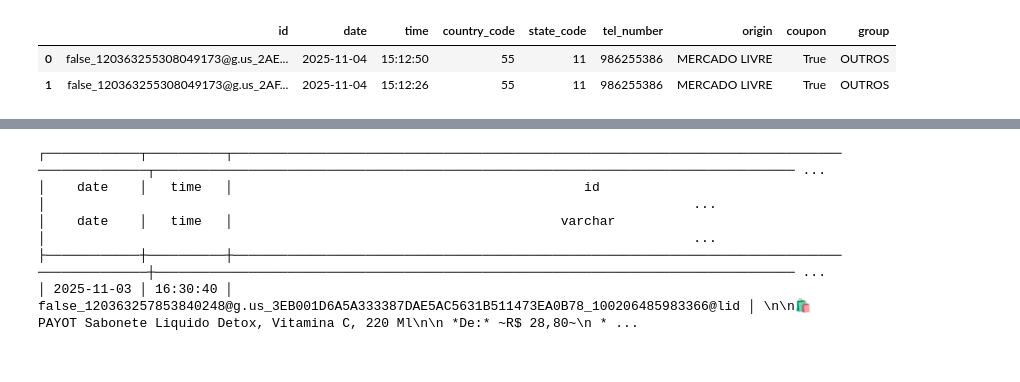
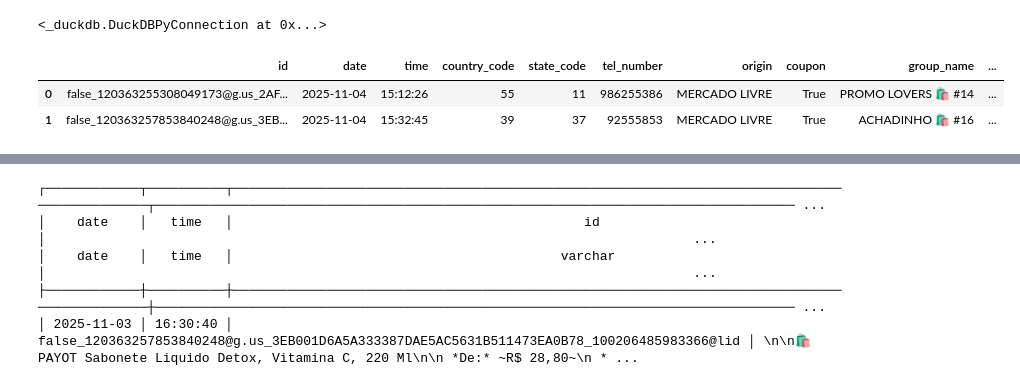
Before and after one commit to JoaoGollucci/whatsapp_data, a Jupyter notebook: analise.ipynb, the cells around one changed output, grey strips where cells are left out. Cells and saved outputs as stored; diff of their text form; code cells hidden in the pictures.

```diff
--- a/analise.ipynb
+++ b/analise.ipynb
@@ -32,6 +32,9 @@ data_atual, ts_min, ts_max = get_d_minus_1_timestamps_unix()
 con = ddbb.connect()
 con.install_extension('json')
 con.load_extension('json')
+con.create_function('consultar_chatgpt', consultar_chatgpt)
+# %% [output]
+<_duckdb.DuckDBPyConnection at 0x...>
 # %%
 #CAMADA BRONZE
 path = r'landing\*.json'
@@ -67,30 +71,46 @@ df.to_parquet(f'silver/silver_messages_{data_atual}.parquet', index=False, compr
 # %%
 #CAMADA GOLD
 path = r'silver\*.parquet'
+groups = r'groups.json'
 df = con.execute('''
+    WITH parte1 as (
     SELECT DISTINCT
-        id, date, time, country_code, state_code, tel_number,
+        silver.id, silver.date, silver.time, silver.country_code, silver.state_code, silver.tel_number, silver.body, silver.text, silver.title, silver.description, silver.caption,
         case
-         when lower(body) like '%mercadolivre%' or lower(text) like '%mercadolivre%' or lower(title) like '%mercadolivre%' or lower(description) like '%mercadolivre%' or lower(caption) like '%mercadolivre%' then 'MERCADO LIVRE'
-         when lower(body) like '%magalu%' or lower(text) like '%magalu%' or lower(title) like '%magalu%' or lower(description) like '%magalu%' or lower(caption) like '%magalu%' then 'MAGAZINE LUIZA'
-         when lower(body) like '%shopee%' or lower(text) like '%shopee%' or lower(title) like '%shopee%' or lower(description) like '%shopee%' or lower(caption) like '%shopee%' then 'SHOPEE'
-         when lower(body) like '%amzn%' or lower(text) like '%amzn%' or lower(title) like '%amzn%' or lower(description) like '%amzn%' or lower(caption) like '%amzn%' then 'AMAZON'
-         when lower(body) like '%amazon%' or lower(text) like '%amazon%' or lower(title) like '%amazon%' or lower(description) like '%amazon%' or lower(caption) like '%amazon%' then 'AMAZON'
-         else 'OUTROS' end as origin,
-         case
-         when lower(body) like '%cupom%' or lower(text) like '%cupom%' or lower(title) like '%cupom%' or lower(description) like '%cupom%' or lower(caption) like '%cupom%' then True
-         else False end as coupon,
-         case
-         when id like '%120363257853840248@g.us%' then 'ACHADINHO 🛍️ #16'
-         when id like '%120363362432979590@g.us%' then 'Promos Casa & Beleza #05'
-         else 'OUTROS' end as group
+        -- ECOMMERCE
+        when lower(body) like '%mercadolivre%' or lower(text) like '%mercadolivre%' or lower(title) like '%mercadolivre%' or lower(description) like '%mercadolivre%' or lower(caption) like '%mercadolivre%' then 'MERCADO LIVRE'
+        when lower(body) like '%magalu%' or lower(text) like '%magalu%' or lower(title) like '%magalu%' or lower(description) like '%magalu%' or lower(caption) like '%magalu%' then 'MAGAZINE LUIZA'
+        when lower(body) like '%shopee%' or lower(text) like '%shopee%' or lower(title) like '%shopee%' or lower(description) like '%shopee%' or lower(caption) like '%shopee%' then 'SHOPEE'
+        when lower(body) like '%amzn%' or lower(text) like '%amzn%' or lower(title) like '%amzn%' or lower(description) like '%amzn%' or lower(caption) like '%amzn%' then 'AMAZON'
+        when lower(body) like '%amazon%' or lower(text) like '%amazon%' or lower(title) like '%amazon%' or lower(description) like '%amazon%' or lower(caption) like '%amazon%' then 'AMAZON'
+        when lower(body) like '%shein%' or lower(text) like '%shein%' or lower(title) like '%shein%' or lower(description) like '%shein%' or lower(caption) like '%shein%' then 'SHEIN'
+        -- AGREGADORES
+        when lower(body) like '%achadosprincipais%' or lower(text) like '%achadosprincipais%' or lower(title) like '%achadosprincipais%' or lower(description) like '%achadosprincipais%' or lower(caption) like '%achadosprincipais%' then 'AGREGADOR'
+        when lower(body) like '%promorelampago%' or lower(text) like '%promorelampago%' or lower(title) like '%promorelampago%' or lower(description) like '%promorelampago%' or lower(caption) like '%promorelampago%' then 'AGREGADOR'
+        when lower(body) like '%minhaloja.%' or lower(text) like '%minhaloja.%' or lower(title) like '%minhaloja.%' or lower(description) like '%minhaloja.%' or lower(caption) like '%minhaloja.%' then 'AGREGADOR'
+        -- BETS
+        when lower(body) like '%aa7.%' or lower(text) like '%aa7.%' or lower(title) like '%aa7.%' or lower(description) like '%aa7.%' or lower(caption) like '%aa7.%' then 'BETS'
+        when lower(body) like '%bmw7.%' or lower(text) like '%bmw7.%' or lower(title) like '%bmw7.%' or lower(description) like '%bmw7.%' or lower(caption) like '%bmw7.%' then 'BETS'
+        else 'OUTROS' end as origin,
+        case
+        when lower(body) like '%cupom%' or lower(text) like '%cupom%' or lower(title) like '%cupom%' or lower(description) like '%cupom%' or lower(caption) like '%cupom%' then True
+        else False end as coupon,
+        coalesce(groups.name, 'N/A') as group_name
+    FROM read_parquet(?) as silver
+    LEFT JOIN read_json_auto(?) AS groups
+    ON (split(silver.id, '_'))[2] = groups.id
+    )
 
-    FROM read_parquet(?)
-''', [path]).df()
+    SELECT id, date, time, country_code, state_code, tel_number, origin, coupon, group_name,
+    case
+    when origin <> 'BETS' then consultar_chatgpt(cast(concat(coalesce(body, 'N/A'), ' - ', coalesce(text, 'N/A'), ' - ', coalesce(title, 'N/A'), ' - ', coalesce(description, 'N/A'), ' - ', coalesce(caption, 'N/A')) as varchar))
+    else 'N/A' end as category
+    FROM parte1
+''', [path, groups]).df()
 
 # df.to_parquet(f'gold/gold_messages_{data_atual}.parquet', index=False, compression='snappy')
 df.head(2)
 # %% [output]
-|  | id | date | time | country_code | state_code | tel_number | origin | coupon | group |
-| 0 | false_120363255308049173@g.us_2AE... | 2025-11-04 | 15:12:50 | 55 | 11 | 986255386 | MERCADO LIVRE | True | OUTROS |
-| 1 | false_120363255308049173@g.us_2AF... | 2025-11-04 | 15:12:26 | 55 | 11 | 986255386 | MERCADO LIVRE | True | OUTROS |
+|  | id | date | time | country_code | state_code | tel_number | origin | coupon | group_name | ... |
+| 0 | false_120363255308049173@g.us_2AF... | 2025-11-04 | 15:12:26 | 55 | 11 | 986255386 | MERCADO LIVRE | True | PROMO LOVERS 🛍️ #14 | ... |
+| 1 | false_120363257853840248@g.us_3EB... | 2025-11-04 | 15:32:45 | 39 | 37 | 92555853 | MERCADO LIVRE | True | ACHADINHO 🛍️ #16 | ... |
```
Also changed, not shown: parts of 3 cells of this notebook, 2 other files.
